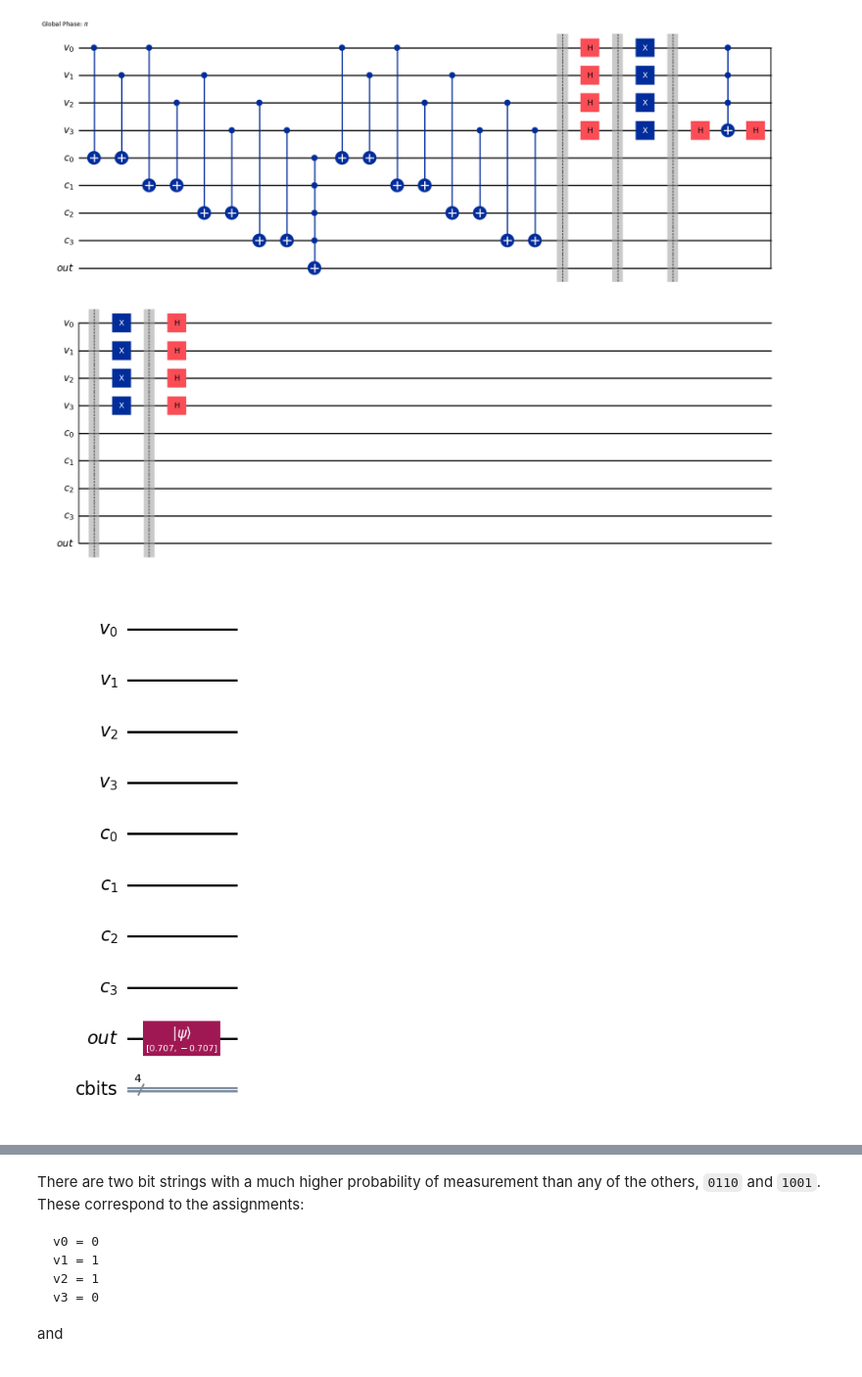
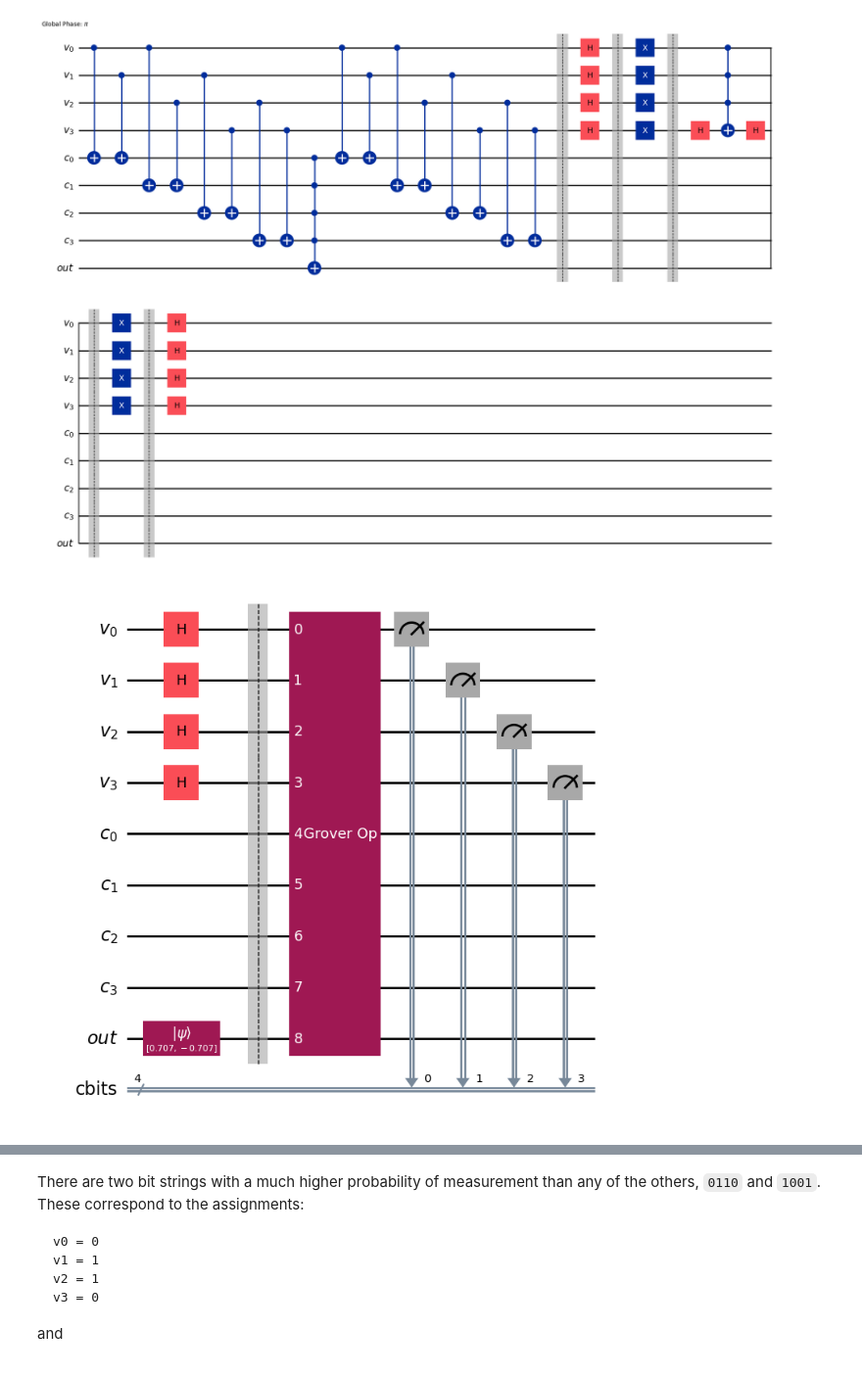
Before and after one commit to hyperfi/NITJ-Workshop-Grover-Search, a Jupyter notebook: Grover_Lab_experiment_4.ipynb, the cells around one changed output, grey strips where cells are left out. Shown at 98% size. Cells and saved outputs as stored; diff of their text form; code cells hidden in the pictures.

```diff
--- a/Grover_Lab_experiment_4.ipynb
+++ b/Grover_Lab_experiment_4.ipynb
@@ -61,25 +61,28 @@ Grover_op.draw(output="mpl", style="iqp")
 # %%
 iterations = 1
 Grover_circuit = QuantumCircuit(var_qubits, clause_qubits, output_qubit, cbits)
 
 # Initialize 'out0' in state |->
 Grover_circuit.initialize([1, -1]/np.sqrt(2), output_qubit)
 
 # Enter your code here to create the Grover circuit, using the Grover operator you just created. Remember to apply the Grover operator the correct number of times (iterations) and to measure the variable qubits at the end.
 
 # 1. Apply Hadamard gates to the variable qubits to create a superposition
+Grover_circuit.h(var_qubits)
+Grover_circuit.barrier()  # for visual separation
 
 
 # 2. Apply the Grover operator the specified number of iterations
 
-
+Grover_circuit.compose(Grover_op.power(iterations), inplace=True)
 
 # 3. Measure the variable qubits
+Grover_circuit.measure(var_qubits, cbits)
 
 
 Grover_circuit.draw(output="mpl", style="iqp")
 # %% [output]
-[figure, old version]
+[figure, new version]
 # %%
 # 4. Simulate the circuit using the statevector simulator to check that the amplitude of the solution state is indeed amplified. You can use the StatevectorSampler primitive for this.
 
```
Also changed, not shown: parts of 2 cells of this notebook, 3 other files.
